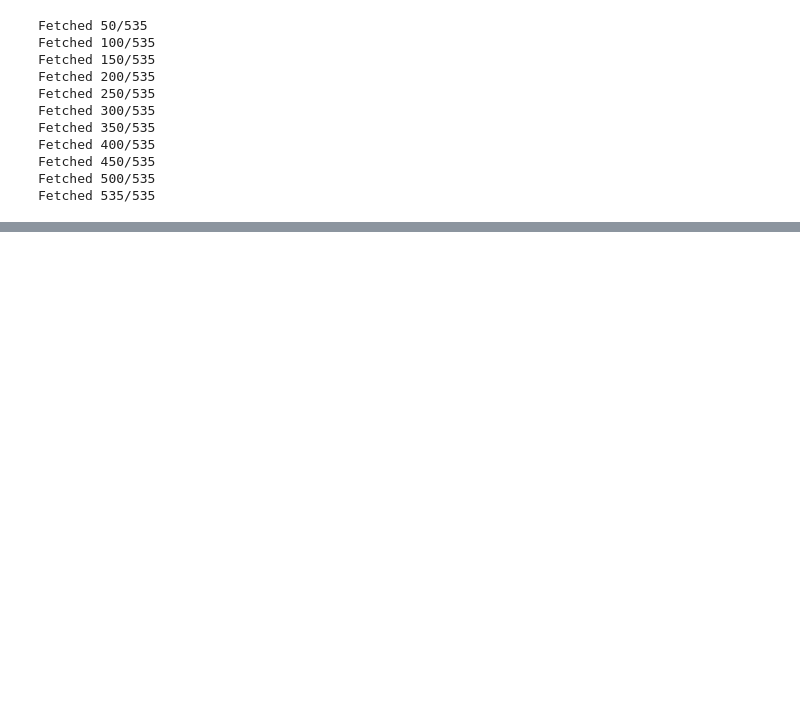
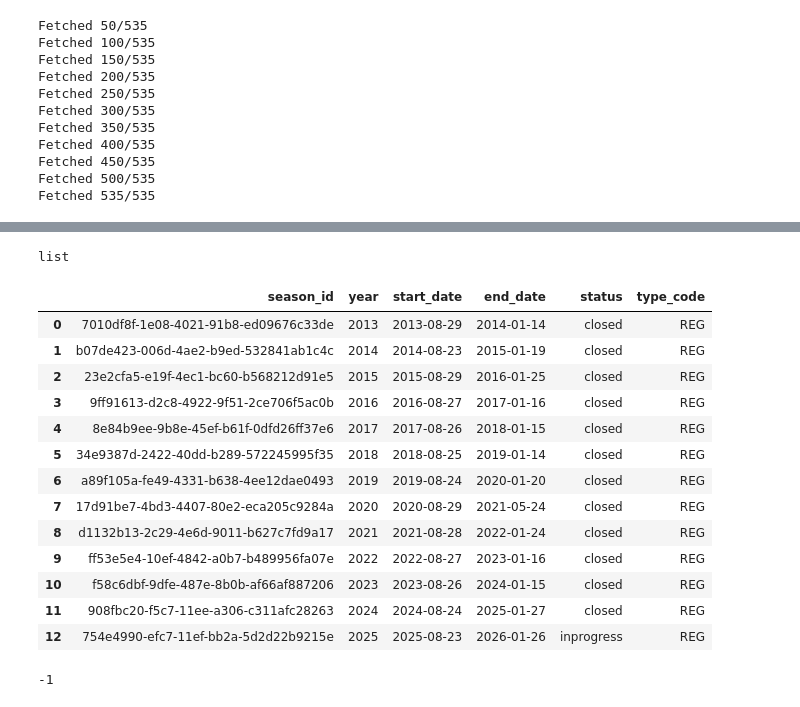
Before and after one commit to vabsalack/NCAA_FootBall_DashBoard_AI_Powered, a Jupyter notebook: test.ipynb, the cells around one changed output, grey strips where cells are left out. Saved outputs shown, nothing was run; the diff lists cells and outputs as text; code cells hidden in the pictures; blank space fills up the shorter version.

```diff
--- a/test.ipynb
+++ b/test.ipynb
@@ -289,0 +263,2 @@ print(players_df.head())
+# %%
+season_details = api_season_details()
@@ -289,0 +285,5 @@ print(players_df.head())
+# %%
+season_list = season_details['seasons']
+type(season_list)
+# %% [output]
+list
@@ -289,0 +292,36 @@ print(players_df.head())
+# %%
+
+
+for season in season_list:
+    season_dict = {
+        "season_id": _get(season, ["id"]),
+        "year": _get(season, ["year"]),
+        "start_date": _get(season, ["start_date"]),
+        "end_date": _get(season, ["end_date"]),
+        "status": _get(season, ["status"]),
+        "type_code": _get(season, ["type", "code"]),
+    }
+
+    if season_dict["season_id"] is not None and season_dict["season_id"] not in seasons_df["season_id"].values:
+        seasons_df.loc[len(seasons_df)] = season_dict
+# %%
+seasons_df
+# %% [output]
+|  | season_id | year | start_date | end_date | status | type_code |
+| 0 | 7010df8f-1e08-4021-91b8-ed09676c33de | 2013 | 2013-08-29 | 2014-01-14 | closed | REG |
+| 1 | b07de423-006d-4ae2-b9ed-532841ab1c4c | 2014 | 2014-08-23 | 2015-01-19 | closed | REG |
+| 2 | 23e2cfa5-e19f-4ec1-bc60-b568212d91e5 | 2015 | 2015-08-29 | 2016-01-25 | closed | REG |
+| 3 | 9ff91613-d2c8-4922-9f51-2ce706f5ac0b | 2016 | 2016-08-27 | 2017-01-16 | closed | REG |
+| 4 | 8e84b9ee-9b8e-45ef-b61f-0dfd26ff37e6 | 2017 | 2017-08-26 | 2018-01-15 | closed | REG |
+| 5 | 34e9387d-2422-40dd-b289-572245995f35 | 2018 | 2018-08-25 | 2019-01-14 | closed | REG |
+| 6 | a89f105a-fe49-4331-b638-4ee12dae0493 | 2019 | 2019-08-24 | 2020-01-20 | closed | REG |
+| 7 | 17d91be7-4bd3-4407-80e2-eca205c9284a | 2020 | 2020-08-29 | 2021-05-24 | closed | REG |
+| 8 | d1132b13-2c29-4e6d-9011-b627c7fd9a17 | 2021 | 2021-08-28 | 2022-01-24 | closed | REG |
+| 9 | ff53e5e4-10ef-4842-a0b7-b489956fa07e | 2022 | 2022-08-27 | 2023-01-16 | closed | REG |
+| 10 | f58c6dbf-9dfe-487e-8b0b-af66af887206 | 2023 | 2023-08-26 | 2024-01-15 | closed | REG |
+| 11 | 908fbc20-f5c7-11ee-a306-c311afc28263 | 2024 | 2024-08-24 | 2025-01-27 | closed | REG |
+| 12 | 754e4990-efc7-11ef-bb2a-5d2d22b9215e | 2025 | 2025-08-23 | 2026-01-26 | inprogress | REG |
+# %%
+seasons_df.to_sql("SEASONS", engine, index=False, if_exists="append")
+# %% [output]
+-1
```
Also changed, not shown: parts of 30 cells of this notebook, 28 other files.
